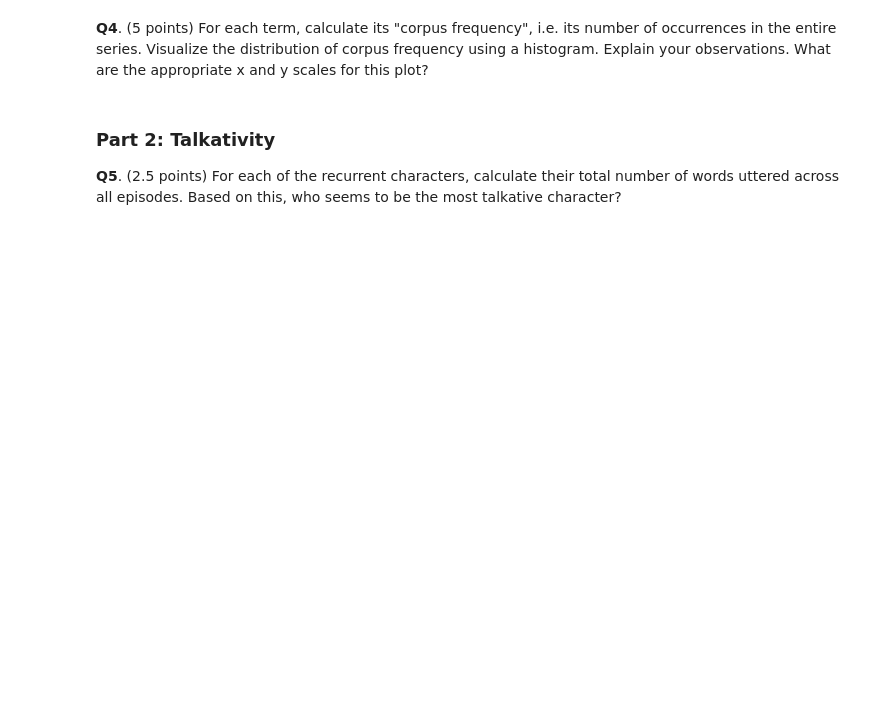
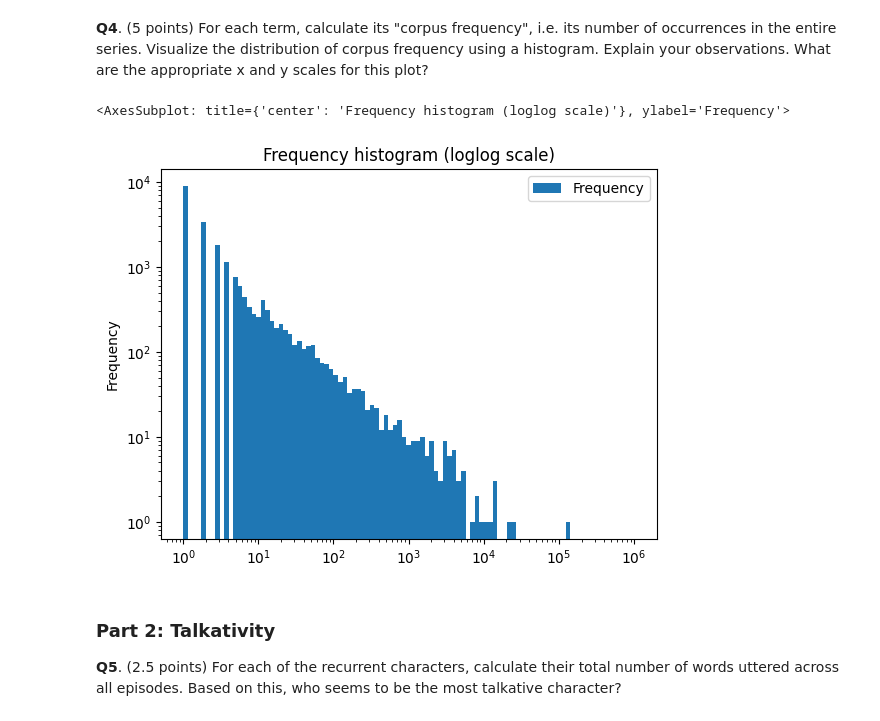
Before and after one commit to kabdelno/PersonalRepo-CS401, a Jupyter notebook: ExamPrep/Old Exams/2018/final_exam.ipynb, the cells around one changed output. Drawn from its saved outputs; the diff is of its cells as text; code cells hidden in the pictures; blank space fills up the shorter version.

```diff
--- a/ExamPrep/Old Exams/2018/final_exam.ipynb
+++ b/ExamPrep/Old Exams/2018/final_exam.ipynb
@@ -54,0 +135,5 @@ _Hint: "I know all the recurrent characters because I've watched the entire seri
+# %%
+recurrent_characters.drop(recurrent_characters.loc[recurrent_characters['Speaker'] == 'Man'].index,
+                          axis=0, inplace=True)
+print(recurrent_characters)
+## or set index to speaker et tu ne te fais pas plus chier que ça
@@ -54,0 +161,3 @@ _Hint: "I know all the recurrent characters because I've watched the entire seri
+# %%
+lines_df = lines_df[lines_df['Speaker'].isin(recurrent_characters['Speaker'])]
+lines_df['Speaker'].unique().shape[0] ## for verification
@@ -58,3 +169,11 @@ _Hint: "I know all the recurrent characters because I've watched the entire seri
 ### Part 1: Don't put the shovel down just yet
 
 **Q3**. (2.5 points) From each dialogue line, replace punctuation marks (listed in the EXCLUDE_CHARS variable provided in `helpers/helper_functions.py`) with whitespaces, and lowercase all the text. **Do not remove any stopwords, leave them be for all the questions in this task.**
+# %%
+def clean_line(line):
+    for char in EXCLUDE_CHARS:
+        line = line.replace(char, " ")
+        line = line.lower()
+    return line
+lines_df['Line'] = lines_df['Line'].apply(clean_line)
+lines_df.head()
@@ -61,5 +187,15 @@ _Hint: "I know all the recurrent characters because I've watched the entire seri
 # %% [markdown]
 **Q4**. (5 points) For each term, calculate its "corpus frequency", i.e. its number of occurrences in the entire series. Visualize the distribution of corpus frequency using a histogram. Explain your observations. What are the appropriate x and y scales for this plot?
+# %%
+word_df = pd.concat(pd.Series(row['Line'].split(' ')) for _, row in lines_df.iterrows()).reset_index()
+word_df.columns = ["Frequency", "Word"]
+word_counts = word_df.groupby('Word').count()
+# %%
+word_counts.plot.hist(column=["Frequency"], loglog=True, bins=np.logspace(0, 6, 100),
+                           title="Frequency histogram (loglog scale)")
+# %% [output]
+<AxesSubplot: title={'center': 'Frequency histogram (loglog scale)'}, ylabel='Frequency'>
+[figure, added]
 # %% [markdown]
 ### Part 2: Talkativity
 **Q5**. (2.5 points) For each of the recurrent characters, calculate their total number of words uttered across all episodes. Based on this, who seems to be the most talkative character?
```
Also changed, not shown: parts of 33 cells of this notebook.
